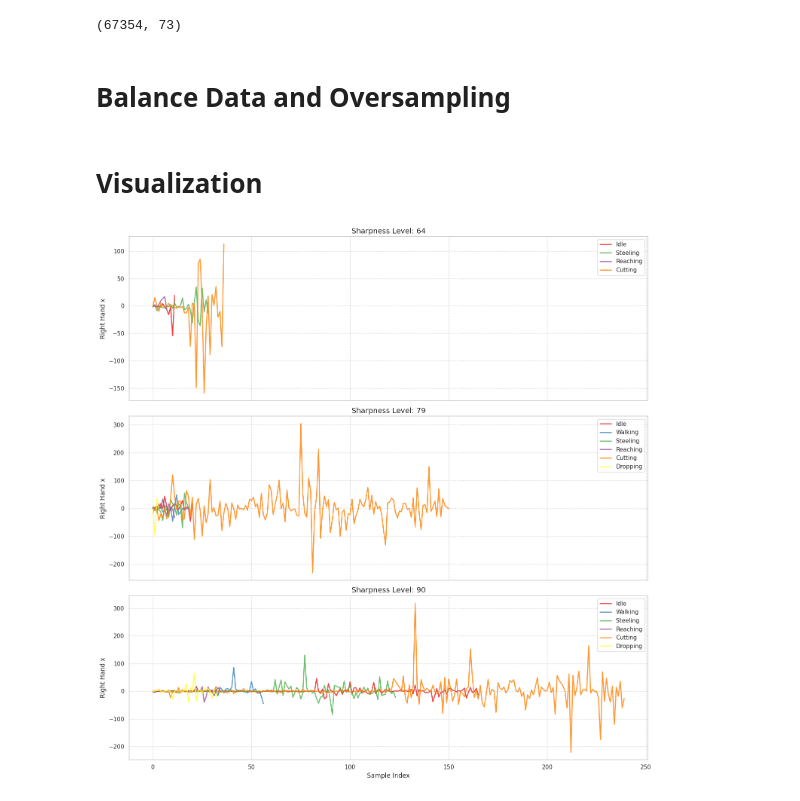
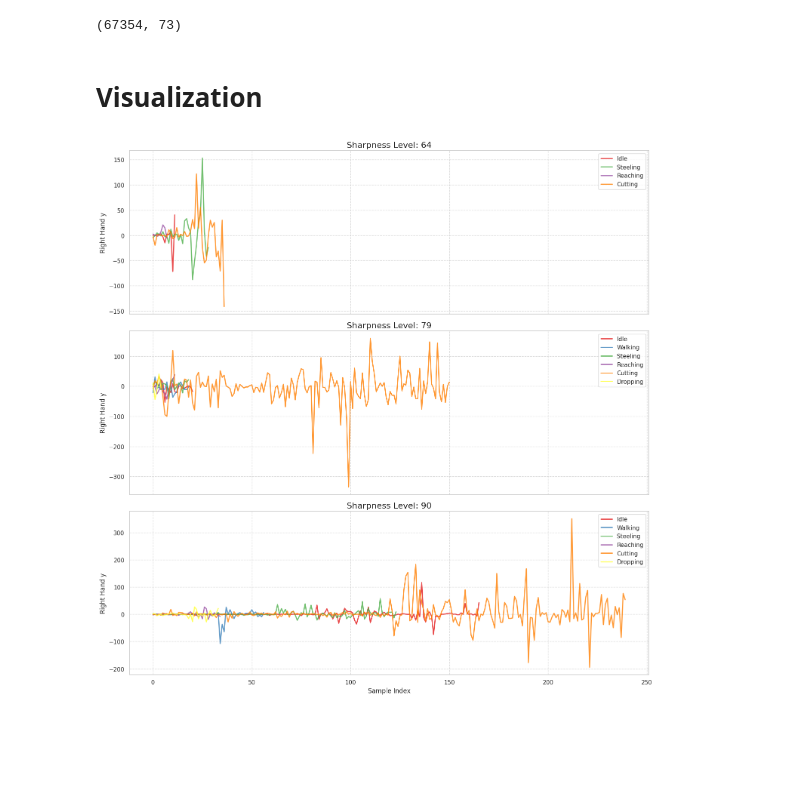
Before and after one commit to hengrvisal/knife_sharpness, a Jupyter notebook: data.ipynb, the cells around one changed output. Saved outputs shown, nothing was run; the diff lists cells and outputs as text; code cells hidden in the pictures; blank space fills up the shorter version.

```diff
--- a/data.ipynb
+++ b/data.ipynb
@@ -193,8 +198,6 @@ df.head()
 df.shape
 # %% [output]
 (67354, 73)
-# %% [markdown]
-# **Balance Data and Oversampling**
 # %% [markdown]
 # **Visualization**
 # %%
@@ -428,8 +337,8 @@ def visualize_combined_sharpness(df, time_column=None, value_column='Right Hand
 # %%
 create_facet_plots(
     df,
-    value_column='Right Hand x',
+    value_column='Right Hand y',
     downsample_factor=70
 )
 # %% [output]
-[figure, old version]
+[figure, new version]
```
Also changed, not shown: parts of 33 cells of this notebook.
